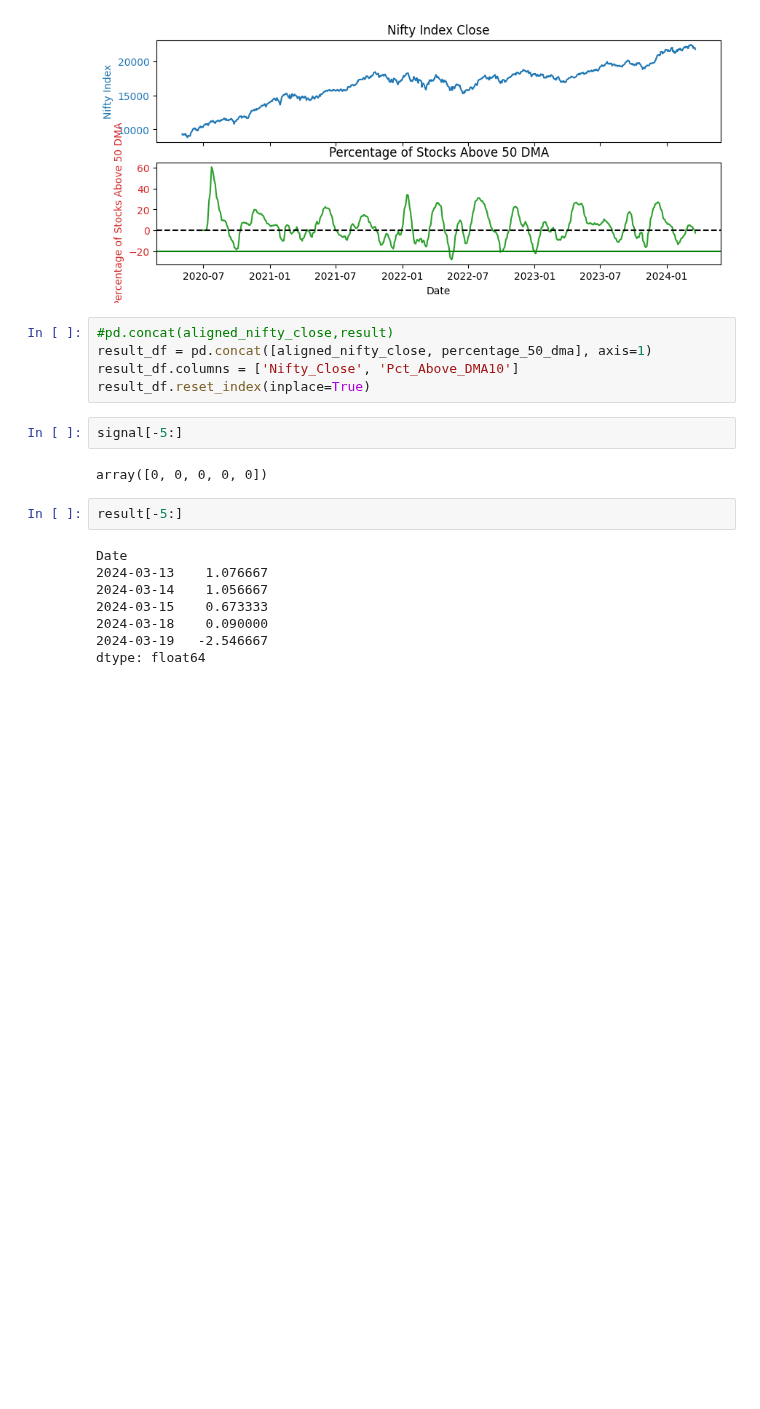
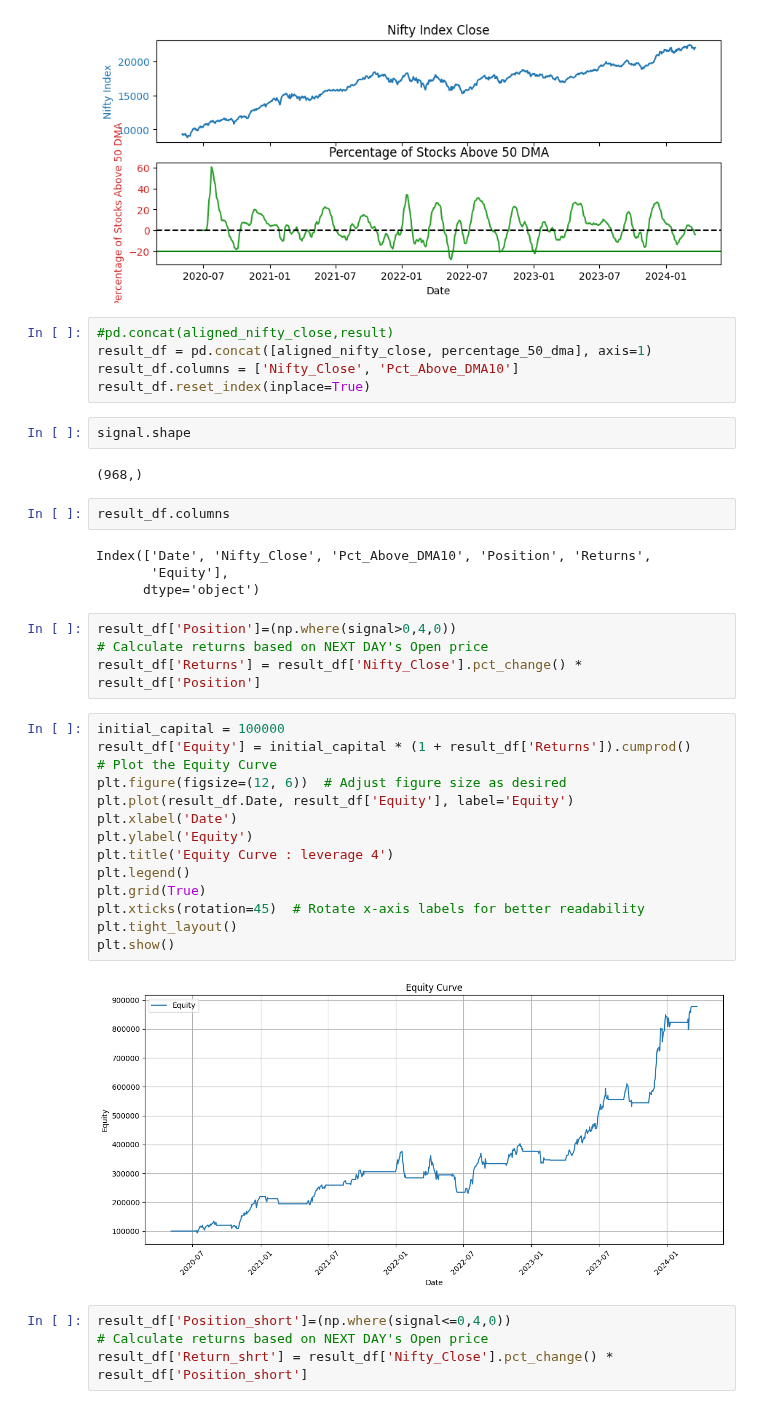
Before and after one commit to anirbanghoshsbi/.github.io, a Jupyter notebook: work/nifty_%_above_50_dma.ipynb, the cells around one changed output. Drawn from its saved outputs; the diff is of its cells as text; blank space fills up the shorter version.

```diff
--- a/work/nifty_%_above_50_dma.ipynb
+++ b/work/nifty_%_above_50_dma.ipynb
@@ -109,16 +109,36 @@ result_df = pd.concat([aligned_nifty_close, percentage_50_dma], axis=1)
 result_df.columns = ['Nifty_Close', 'Pct_Above_DMA10']
 result_df.reset_index(inplace=True)
 # %%
-signal[-5:]
+signal.shape
 # %% [output]
-array([0, 0, 0, 0, 0])
+(968,)
-# %%
-result[-5:]
-# %% [output]
-Date
-2024-03-13    1.076667
-2024-03-14    1.056667
-2024-03-15    0.673333
-2024-03-18    0.090000
-2024-03-19   -2.546667
-dtype: float64
+# %%
+result_df.columns
+# %% [output]
+Index(['Date', 'Nifty_Close', 'Pct_Above_DMA10', 'Position', 'Returns',
+       'Equity'],
+      dtype='object')
+# %%
+result_df['Position']=(np.where(signal>0,4,0))
+# Calculate returns based on NEXT DAY's Open price
+result_df['Returns'] = result_df['Nifty_Close'].pct_change() * result_df['Position']
+# %%
+initial_capital = 100000
+result_df['Equity'] = initial_capital * (1 + result_df['Returns']).cumprod()
+# Plot the Equity Curve
+plt.figure(figsize=(12, 6))  # Adjust figure size as desired
+plt.plot(result_df.Date, result_df['Equity'], label='Equity')
+plt.xlabel('Date')
+plt.ylabel('Equity')
+plt.title('Equity Curve : leverage 4')
+plt.legend()
+plt.grid(True)
+plt.xticks(rotation=45)  # Rotate x-axis labels for better readability
+plt.tight_layout()
+plt.show()
+# %% [output]
+[figure, added]
+# %%
+result_df['Position_short']=(np.where(signal<=0,4,0))
+# Calculate returns based on NEXT DAY's Open price
+result_df['Return_shrt'] = result_df['Nifty_Close'].pct_change() * result_df['Position_short']
```
Also changed, not shown: parts of 3 cells of this notebook.
